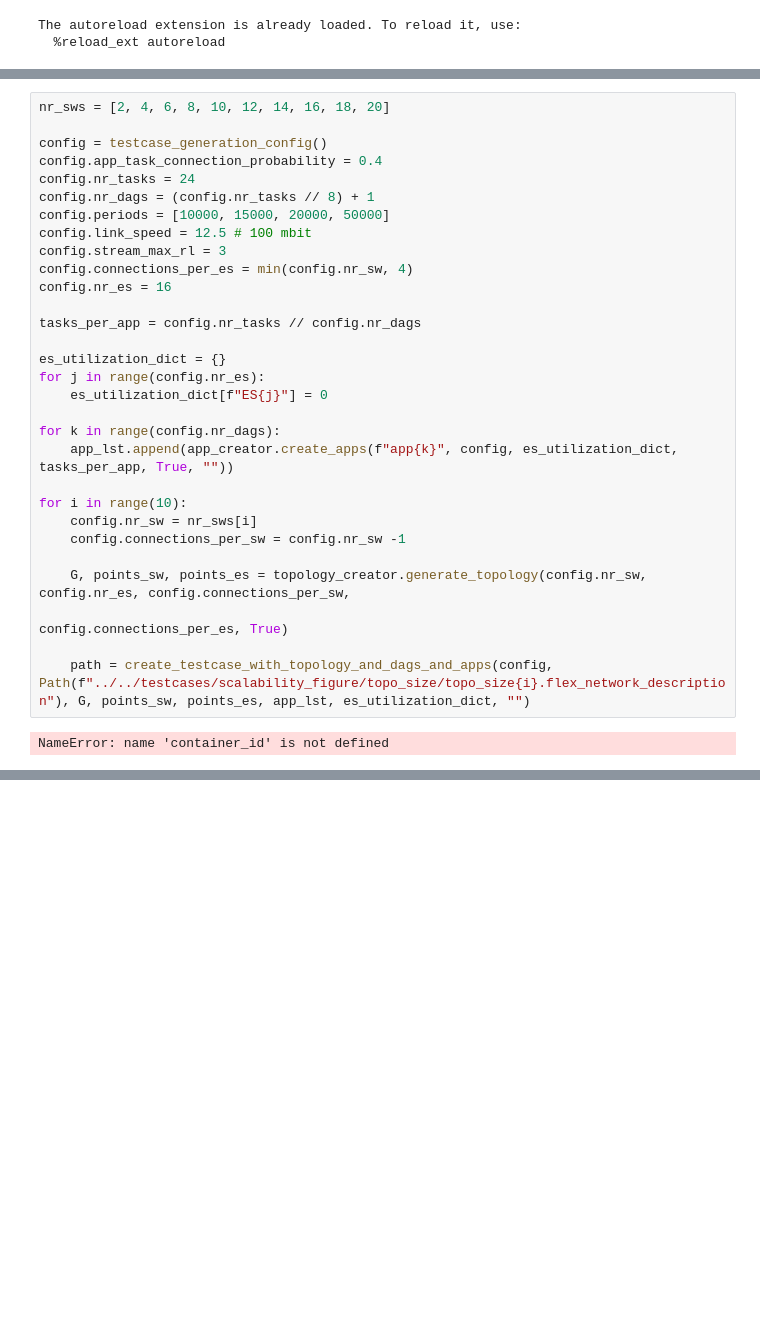
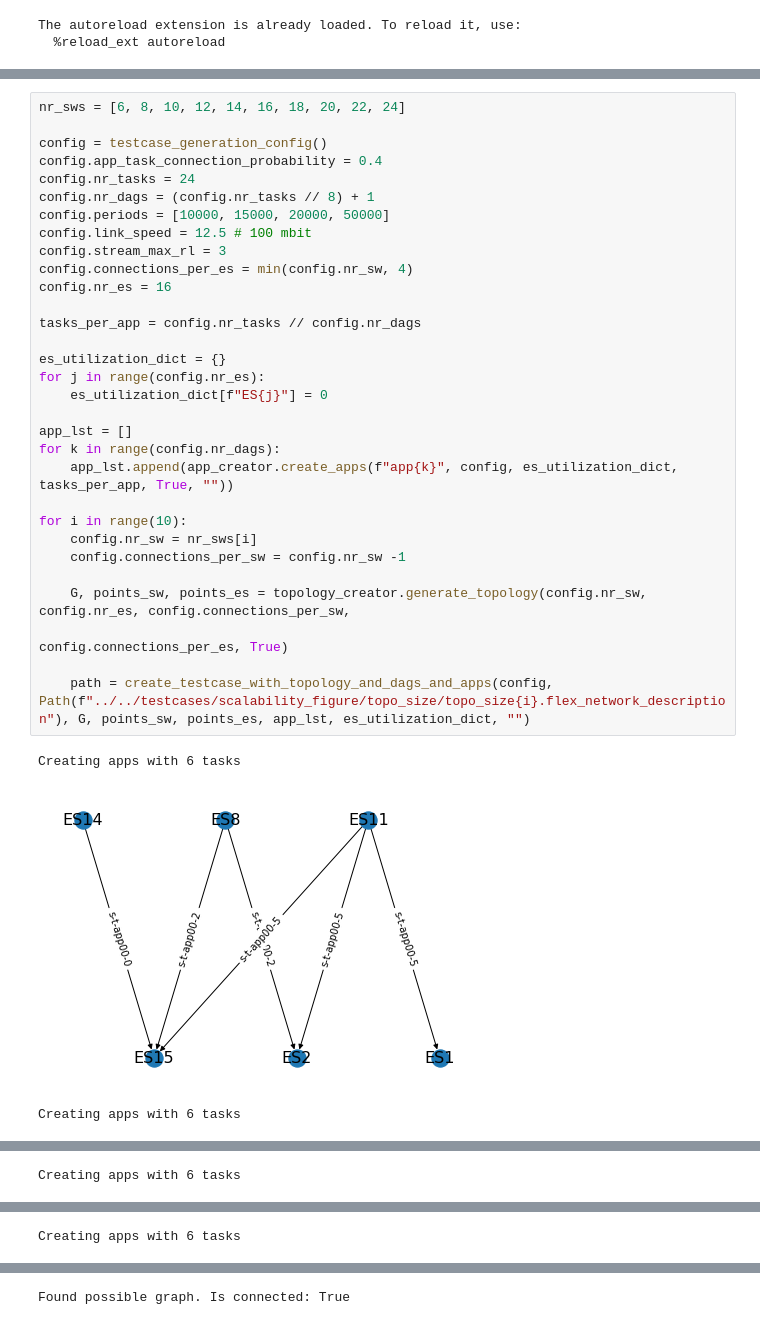
Before and after one commit to nreusch/TSNConf, a Jupyter notebook: results/scalability_figure/GenerateScalabilityFigureTestcases.ipynb, the cells around one changed output, grey strips where cells are left out. Saved outputs shown, nothing was run; the diff lists cells and outputs as text; blank space fills up the shorter version.

```diff
--- a/results/scalability_figure/GenerateScalabilityFigureTestcases.ipynb
+++ b/results/scalability_figure/GenerateScalabilityFigureTestcases.ipynb
@@ -17,32 +17,35 @@ The autoreload extension is already loaded. To reload it, use:
 # %%
-nr_sws = [2, 4, 6, 8, 10, 12, 14, 16, 18, 20]
+nr_sws = [6, 8, 10, 12, 14, 16, 18, 20, 22, 24]
 
 config = testcase_generation_config()
 config.app_task_connection_probability = 0.4
 config.nr_tasks = 24
 config.nr_dags = (config.nr_tasks // 8) + 1
 config.periods = [10000, 15000, 20000, 50000]
 config.link_speed = 12.5 # 100 mbit
 config.stream_max_rl = 3
 config.connections_per_es = min(config.nr_sw, 4)
 config.nr_es = 16
 
 tasks_per_app = config.nr_tasks // config.nr_dags
 
 es_utilization_dict = {}
 for j in range(config.nr_es):
     es_utilization_dict[f"ES{j}"] = 0
 
+app_lst = []
 for k in range(config.nr_dags):
     app_lst.append(app_creator.create_apps(f"app{k}", config, es_utilization_dict, tasks_per_app, True, ""))
 
 for i in range(10):
     config.nr_sw = nr_sws[i]
     config.connections_per_sw = config.nr_sw -1
 
     G, points_sw, points_es = topology_creator.generate_topology(config.nr_sw, config.nr_es, config.connections_per_sw,
                                                                      config.connections_per_es, True)
 
     path = create_testcase_with_topology_and_dags_and_apps(config, Path(f"../../testcases/scalability_figure/topo_size/topo_size{i}.flex_network_description"), G, points_sw, points_es, app_lst, es_utilization_dict, "")
 # %% [output]
-NameError: name 'container_id' is not defined
+Creating apps with 6 tasks
+[figure, added]
+Creating apps with 6 tasks
@@ -48,0 +53 @@ NameError: name 'container_id' is not defined
+Creating apps with 6 tasks
@@ -48,0 +55 @@ NameError: name 'container_id' is not defined
+Creating apps with 6 tasks
@@ -48,0 +57 @@ NameError: name 'container_id' is not defined
+Found possible graph. Is connected: True
```
Also changed, not shown: parts of 5 cells of this notebook, 20 other files.
